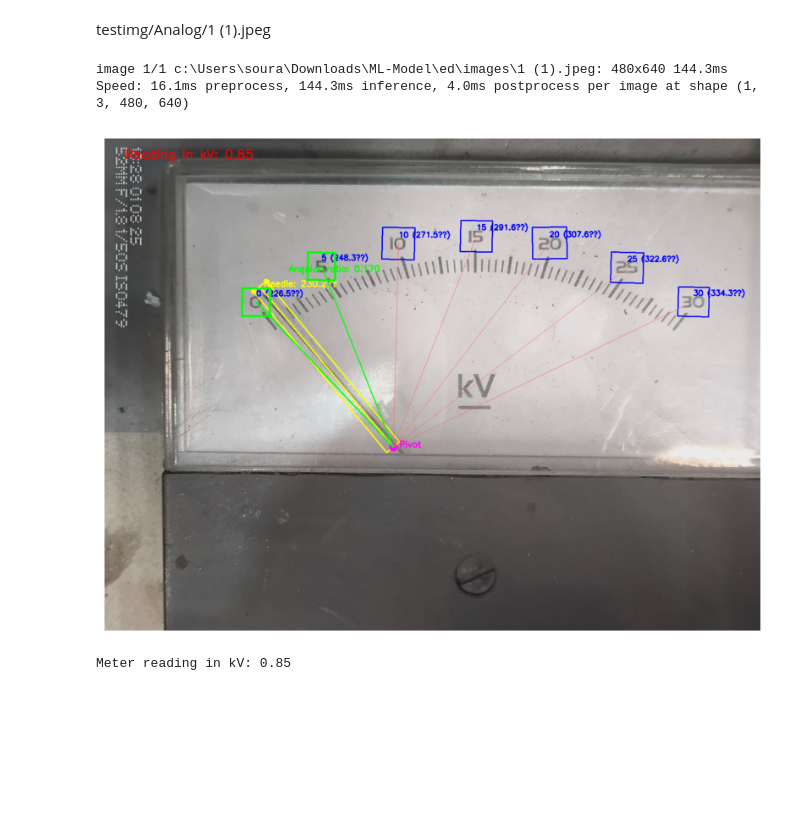
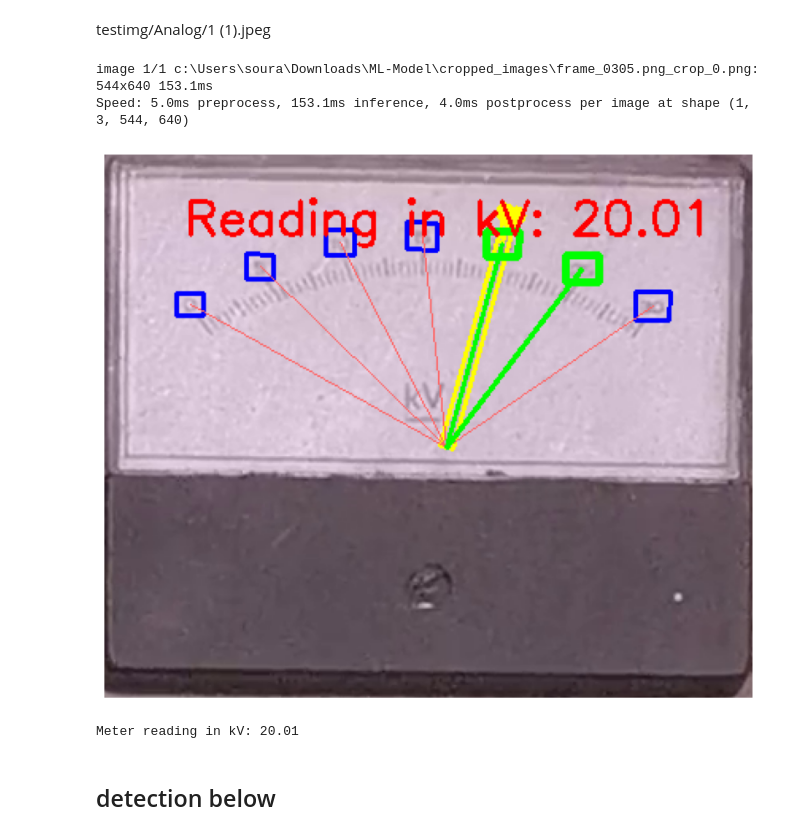
Before and after one commit to NitinRwt/ML-Model, a Jupyter notebook: test.ipynb, the cells around one changed output. Cells and saved outputs as stored; diff of their text form; code cells hidden in the pictures; blank space fills up the shorter version.

Commit message:
updated analog_meter_reading precise values

```diff
--- a/test.ipynb
+++ b/test.ipynb
@@ -282,15 +282,3 @@ result = detect_and_sort_digits(image_path, gap_multiplier=1.5)
 print(f"Formatted Number: {result}")
 # %% [markdown]
 ## test images
-# %%
-from ultralytics import YOLO
-# Load trained model
-model = YOLO("Models/2classmodel.pt")
-
-# Perform detection
-results = model("testimg/Analog/1 (1).jpeg", conf=0.2)
-
-# Visualize results
-for r in results:
-    print(r.obb)
-print(results[0].show())
@@ -321,7 +291,7 @@ import matplotlib.pyplot as plt
 from ultralytics import YOLO
 
 # Load trained model
-model = YOLO("Models/best.pt")
+model = YOLO("Models/analog_reading_v2.pt")
 
 def get_meter_reading(image_path, model):
     results = model(image_path, conf=0.2)
@@ -364,10 +334,6 @@ def get_meter_reading(image_path, model):
 
     # Sort number positions from left to right
     number_positions.sort(key=lambda x: x[1])
-
-    # Estimate meter center (pivot point of the needle)
-    # For most analog meters, the pivot point is near the bottom center of the image
-    # This is a critical improvement as it accounts for the circular motion of the needle
     meter_center_x = w // 2
     meter_center_y = int(h * 0.8)  # Assuming pivot is near bottom of image
 
@@ -378,11 +344,6 @@ def get_meter_reading(image_path, model):
         bottom_center_y = (needle_corners[0][1] + needle_corners[1][1]) / 2
         meter_center_x = int(bottom_center_x)
         meter_center_y = int(bottom_center_y)
-
-    # Draw estimated meter center
-    cv2.circle(image, (meter_center_x, meter_center_y), 10, (255, 0, 255), -1)
-    cv2.putText(image, "Pivot", (meter_center_x + 15, meter_center_y),
-                cv2.FONT_HERSHEY_SIMPLEX, 0.7, (255, 0, 255), 2)
 
     # Assign values and calculate angles from meter center
     labeled_numbers = []
@@ -403,10 +364,6 @@ def get_meter_reading(image_path, model):
             # Draw line from center to number
             cv2.line(image, (meter_center_x, meter_center_y), (int(center_x), int(center_y)),
                      (100, 100, 255), 1)
-
-            # Add value and angle label
-            cv2.putText(image, f"{value} ({angle:.1f}°)", (int(center_x), int(center_y) - 15),
-                        cv2.FONT_HERSHEY_SIMPLEX, 0.6, (255, 0, 0), 2)
 
     # Sort labeled_numbers by angle for proper interpolation
     labeled_numbers.sort(key=lambda x: x[4])
@@ -429,8 +386,7 @@ def get_meter_reading(image_path, model):
         # Draw needle line
         cv2.line(image, (meter_center_x, meter_center_y),
                  (int(needle_tip_x), int(needle_tip_y)), (0, 255, 255), 2)
-        cv2.putText(image, f"Needle: {needle_angle:.1f}°", (int(needle_tip_x) + 10, int(needle_tip_y)),
-                    cv2.FONT_HERSHEY_SIMPLEX, 0.7, (0, 255, 255), 2)
+
 
         # Find the two values that the needle angle is between
         left_value = None
@@ -487,40 +443,37 @@ def get_meter_reading(image_path, model):
                               color=(0, 255, 0), thickness=3)
                 cv2.polylines(image, [right_corners.astype(np.int32)], isClosed=True,
                               color=(0, 255, 0), thickness=3)
 
                 # Draw arc between the two adjacent values
                 cv2.line(image, (meter_center_x, meter_center_y), left_center, (0, 255, 0), 2)
                 cv2.line(image, (meter_center_x, meter_center_y), right_center, (0, 255, 0), 2)
 
-                # Show interpolation information
-                midpoint_x = int((left_center[0] + right_center[0]) / 2)
-                midpoint_y = int((left_center[1] + right_center[1]) / 2) - 30
-                cv2.putText(image, f"Angular ratio: {ratio:.3f}", (midpoint_x, midpoint_y),
-                            cv2.FONT_HERSHEY_SIMPLEX, 0.7, (0, 255, 0), 2)
 
     # Display result on image
     if interpolated_value is not None:
         # Round to 2 decimal places for higher precision display
         rounded_value = round(interpolated_value, 2)
         cv2.putText(image, f"Reading in kV: {rounded_value}", (50, 50),
                     cv2.FONT_HERSHEY_SIMPLEX, 1.0, (0, 0, 255), 2)
 
     # Display the image with annotations
     plt.figure(figsize=(10, 10))
     plt.imshow(cv2.cvtColor(image, cv2.COLOR_BGR2RGB))
     plt.axis('off')
     plt.show()
 
     if interpolated_value is not None:
         return round(interpolated_value, 2)
     else:
         return "Needle position could not be determined"
 
-image_path = "ed/images/1 (1).jpeg"
+image_path = "cropped_images/frame_0305.png_crop_0.png"
 result = get_meter_reading(image_path, model)
 print(f"Meter reading in kV: {result}")
 # %% [output]
-image 1/1 c:\Users\soura\Downloads\ML-Model\ed\images\1 (1).jpeg: 480x640 144.3ms
-Speed: 16.1ms preprocess, 144.3ms inference, 4.0ms postprocess per image at shape (1, 3, 480, 640)
+image 1/1 c:\Users\soura\Downloads\ML-Model\cropped_images\frame_0305.png_crop_0.png: 544x640 153.1ms
+Speed: 5.0ms preprocess, 153.1ms inference, 4.0ms postprocess per image at shape (1, 3, 544, 640)
-[figure, old version]
+[figure, new version]
-Meter reading in kV: 0.85
+Meter reading in kV: 20.01
+# %% [markdown]
+## detection below
```
Also changed, not shown: parts of 13 cells of this notebook, 31 other files.
